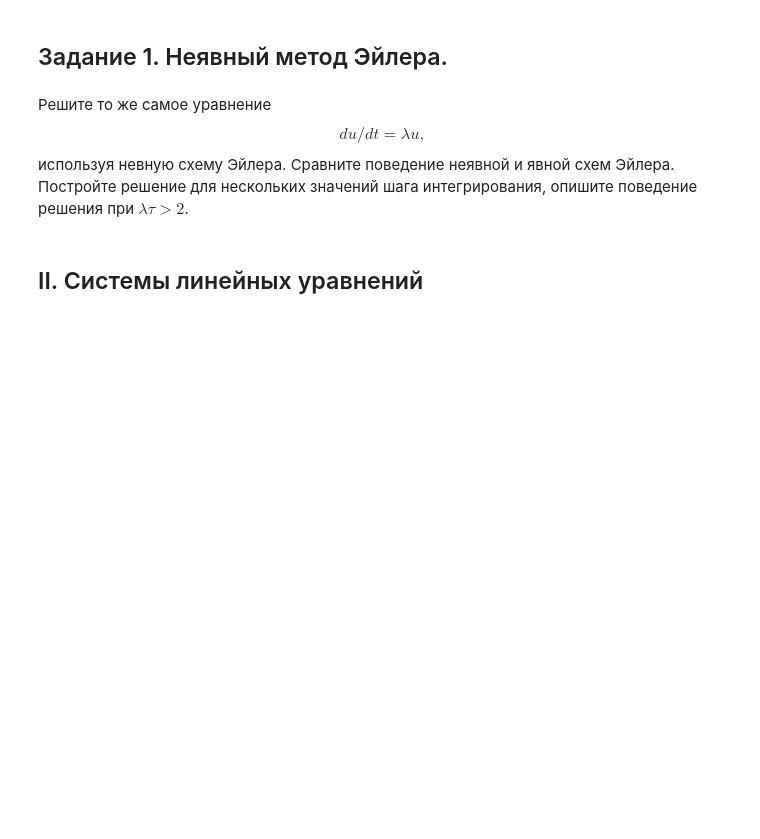
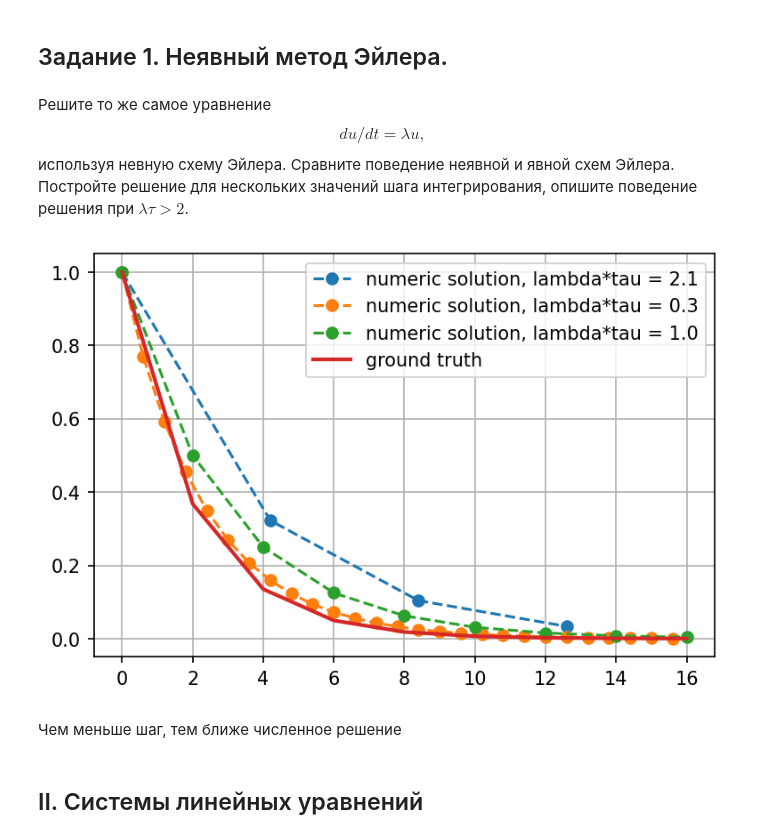
Before and after one commit to asenka239/compMath, a Jupyter notebook: Второй семестр/D1_Задача_Коши_для_ОДУ.ipynb, the cells around one changed output. Cells and saved outputs as stored; diff of their text form; code cells hidden in the pictures; blank space fills up the shorter version.

```diff
--- a/Второй семестр/D1_Задача_Коши_для_ОДУ.ipynb
+++ b/Второй семестр/D1_Задача_Коши_для_ОДУ.ipynb
@@ -947,17 +948,32 @@ plt.grid(True)
 def implicit_euler_solve(lam, u0, T, dt):
     """Решает du/dt = lambda u на 0 < t < T с u(t=0) = u0 при помощи неявного метода Эйлера."""
 
-    # YOUR CODE HERE
+    n = int(T / dt)
+    tt = np.arange(n + 1) * dt
+    y = np.zeros(n + 1)
+    y[0] = u0
+    for k in range(n):
+        y[k + 1] = y[k]/(1 - lam * dt)
+    return tt, y
+
     raise NotImplementedError()
 # %%
 # Нарисовать графики с разными значениями шага, и отдельно при lambda*tau > 2.
 
 lam = -0.5
 tt, y = implicit_euler_solve(lam, u0=1.0, T=8/abs(lam), dt=2.1/abs(lam))
-plt.plot(tt, y, 'o--', label='numeric solution')
+plt.plot(tt, y, 'o--', label=f'numeric solution, lambda*tau = 2.1')
+tt, y = implicit_euler_solve(lam, u0=1.0, T=8/abs(lam), dt=0.3/abs(lam))
+plt.plot(tt, y, 'o--', label=f'numeric solution, lambda*tau = 0.3')
+tt, y = implicit_euler_solve(lam, u0=1.0, T=8/abs(lam), dt=1.0/abs(lam))
+plt.plot(tt, y, 'o--', label=f'numeric solution, lambda*tau = 1.0')
 plt.plot(tt, np.exp(lam*tt), '-', lw=2, label='ground truth')
 plt.legend(loc='best')
 plt.grid(True)
+# %% [output]
+[figure, added]
+# %% [markdown]
+Чем меньше шаг, тем ближе численное решение
 # %%
 # Для тестирования
 
```
Also changed, not shown: parts of 11 cells of this notebook, 1 other file.
